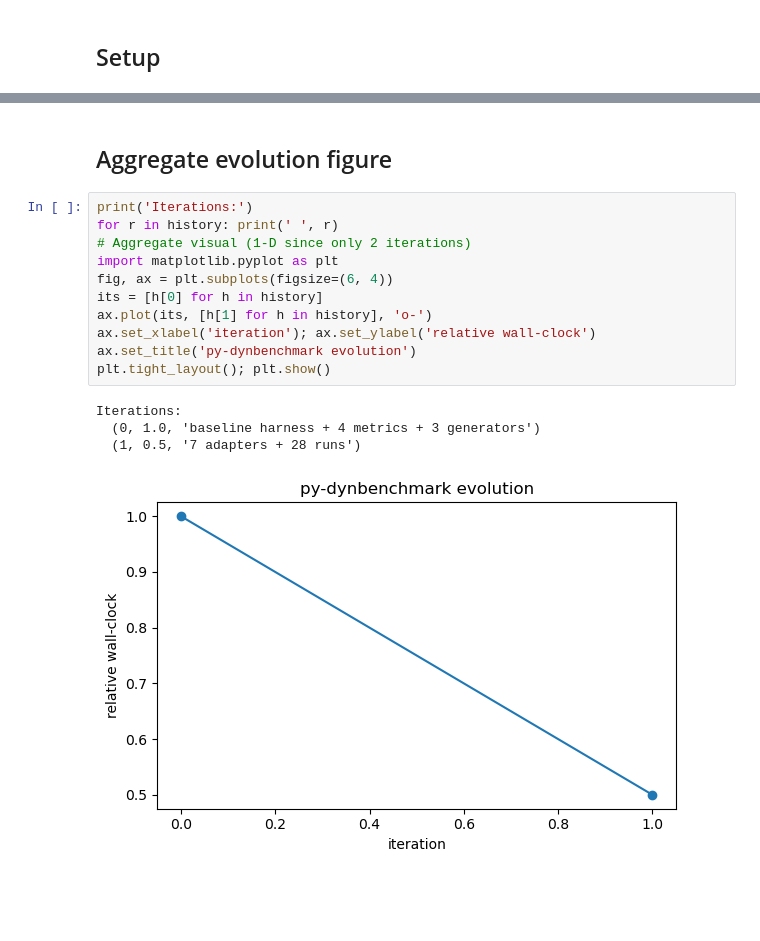
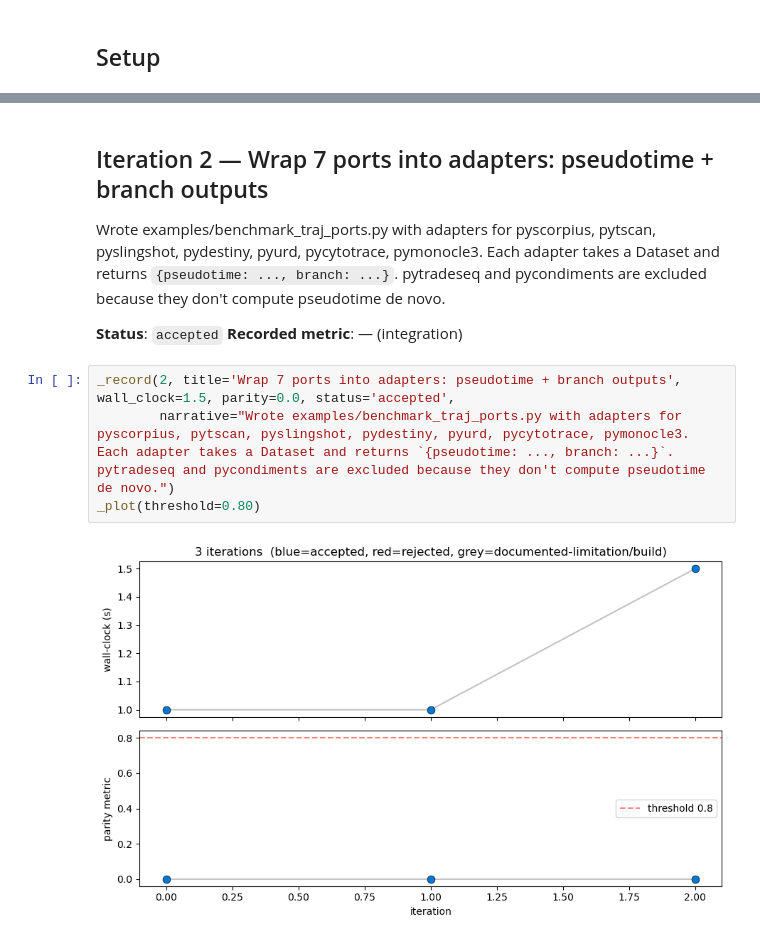
Before and after one commit to hurry060215-tech/py-dynbenchmark, a Jupyter notebook: examples/evolution.ipynb, the cells around one changed output, grey strips where cells are left out. Drawn from its saved outputs; the diff is of its cells as text; blank space fills up the shorter version.

```diff
--- a/examples/evolution.ipynb
+++ b/examples/evolution.ipynb
@@ -26,18 +66,12 @@ see examples/benchmark_summary.png for the full result
 # %% [markdown]
-## Aggregate evolution figure
+## Iteration 2 — Wrap 7 ports into adapters: pseudotime + branch outputs
+
+Wrote examples/benchmark_traj_ports.py with adapters for pyscorpius, pytscan, pyslingshot, pydestiny, pyurd, pycytotrace, pymonocle3. Each adapter takes a Dataset and returns `{pseudotime: ..., branch: ...}`. pytradeseq and pycondiments are excluded because they don't compute pseudotime de novo.
+
+**Status**: `accepted`   **Recorded metric**: — (integration)
 # %%
-print('Iterations:')
-for r in history: print(' ', r)
-# Aggregate visual (1-D since only 2 iterations)
-import matplotlib.pyplot as plt
-fig, ax = plt.subplots(figsize=(6, 4))
-its = [h[0] for h in history]
-ax.plot(its, [h[1] for h in history], 'o-')
-ax.set_xlabel('iteration'); ax.set_ylabel('relative wall-clock')
-ax.set_title('py-dynbenchmark evolution')
-plt.tight_layout(); plt.show()
+_record(2, title='Wrap 7 ports into adapters: pseudotime + branch outputs', wall_clock=1.5, parity=0.0, status='accepted',
+        narrative="Wrote examples/benchmark_traj_ports.py with adapters for pyscorpius, pytscan, pyslingshot, pydestiny, pyurd, pycytotrace, pymonocle3. Each adapter takes a Dataset and returns `{pseudotime: ..., branch: ...}`. pytradeseq and pycondiments are excluded because they don't compute pseudotime de novo.")
+_plot(threshold=0.80)
 # %% [output]
-Iterations:
-  (0, 1.0, 'baseline harness + 4 metrics + 3 generators')
-  (1, 0.5, '7 adapters + 28 runs')
-[figure, old version]
+[figure, new version]
```
Also changed, not shown: parts of 16 cells of this notebook, 1 other file.
